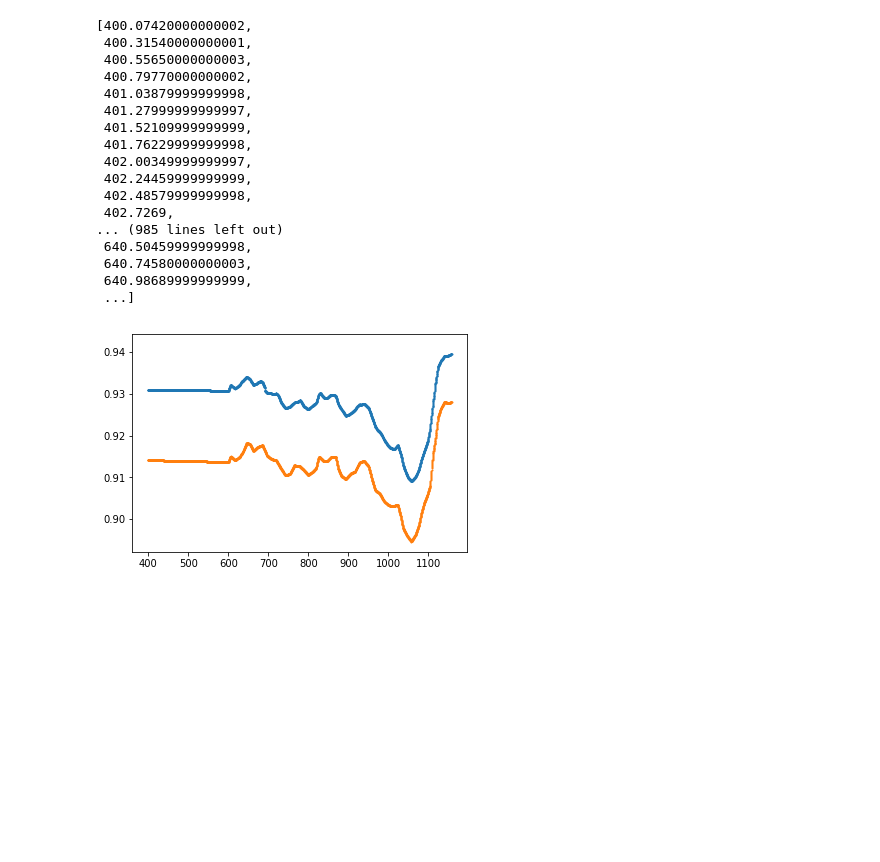
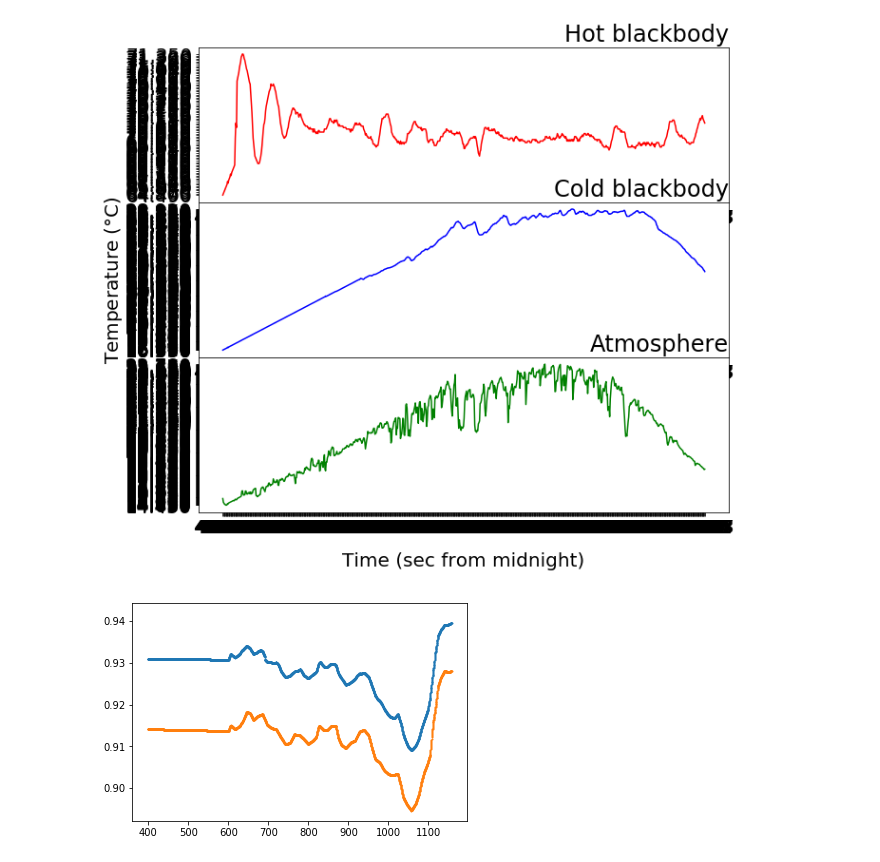
Before and after one commit to micolbedarida/MSci_Project, a Jupyter notebook: sand_test_1503.ipynb, the cells around one changed output. Drawn from its saved outputs; the diff is of its cells as text; code cells hidden in the pictures; blank space fills up the shorter version.

```diff
--- a/sand_test_1503.ipynb
+++ b/sand_test_1503.ipynb
@@ -93,31 +93,70 @@ for i in np.arange(0,len(files)):
     read_temps_flat = list(itertools.chain(*read_temps)) #flatten read_temps_i
 
 times_temps = pd.DataFrame(read_temps_flat, columns = columns_)
+# %%
+times = np.array(times_temps["Time"])
+hbb_temps = np.array(times_temps["HBB_temp"])
+cbb_temps = np.array(times_temps["CBB_temp"])
+atm_temps = np.array(times_temps["RT0"])
+
+
+fig = plt.figure(figsize=(10,9))
+
+ax = fig.add_subplot(111)    # The big subplot
+ax.set_xlabel('Time (sec from midnight)',fontsize=20, labelpad=25)
+ax.set_ylabel('Temperature ($\degree$C)', fontsize=20, labelpad=55)
+# Turn off axis lines and ticks of the big subplot
+ax.spines['top'].set_color('none')
+ax.spines['bottom'].set_color('none')
+ax.spines['left'].set_color('none')
+ax.spines['right'].set_color('none')
+ax.tick_params(labelcolor='w', top=False, bottom=False, left=False, right=False)
+#plt.xticks(np.array([40840, 40860, 40880, 40900, 40960]), [40840, 40860, 40880, 40900, 40960])
+ax.minorticks_off()
+
+
+ax1 = fig.add_subplot(311)
+#plt.grid(linestyle='--')
+plt.plot(times, hbb_temps, 'r')
+ax1.set_title('Hot blackbody', fontsize=24, loc='right')
+ax1.tick_params(labelsize=20, labelcolor='black')
+#plt.xticks(np.array([0, 1, 70, 100, 300]), [40840, 40860, 40880, 40900, 40960])
+#plt.locator_params(axis='y', nbins=2)
+#plt.xticks(np.array([]))
+ax1.minorticks_off()
+
+
+ax2 = fig.add_subplot(312)
+#plt.grid(linestyle='--')
+plt.plot(times, cbb_temps, 'b')
+ax2.set_title('Cold blackbody', fontsize=24, loc='right')
+ax2.tick_params(labelsize=20, labelcolor='black')
+#plt.xticks(np.array([]))
+#plt.locator_params(axis='y', nbins=2)
+ax2.minorticks_off()
+
+
+ax3 = fig.add_subplot(313)
+#plt.grid(linestyle='--')
+plt.plot(times,atm_temps, 'g')
+ax3.set_title('Atmosphere', fontsize=24, loc='right')
+ax3.tick_params(labelsize=20, labelcolor='black')
+#plt.xticks(np.array([0, 1, 70, 100, 300]), [40840, 40860, 40880, 40900, 40960])
+#plt.xticks(np.array([]))
+#plt.xticks(np.arange(40840, 40960, 100))
+#plt.locator_params(axis='y', nbins=2)
+ax3.minorticks_off()
+
+fig.subplots_adjust(hspace=0.) #remove space between subplots
+fig.savefig('Temperature_log_outside.png', dpi=600)
+plt.show()
+# %% [output]
+[figure, added]
 # %%
 wavenums = read_file(path_raw, files[0], separator='  ', rowstoskip=5, head=None)[0].values
 
 wavenums_cut = [wn for wn in wavenums if wn>400]
 wavenums_min_ind = [i for i,x in enumerate(wavenums) if x >400][0]
-# %%
-wavenums_cut
-# %% [output]
-[400.07420000000002,
- 400.31540000000001,
- 400.55650000000003,
- 400.79770000000002,
- 401.03879999999998,
- 401.27999999999997,
- 401.52109999999999,
- 401.76229999999998,
- 402.00349999999997,
- 402.24459999999999,
- 402.48579999999998,
- 402.7269,
-... (985 lines left out)
- 640.50459999999998,
- 640.74580000000003,
- 640.98689999999999,
- ...]
 # %%
 bb_25_em = read_file(path_raw, 'red.csv', ',', rowstoskip=None, head=None)
 bb_150_em = read_file(path_raw, 'green.csv', ',', rowstoskip=None, head=None)
```
Also changed, not shown: parts of 10 cells of this notebook, 1 other file.
